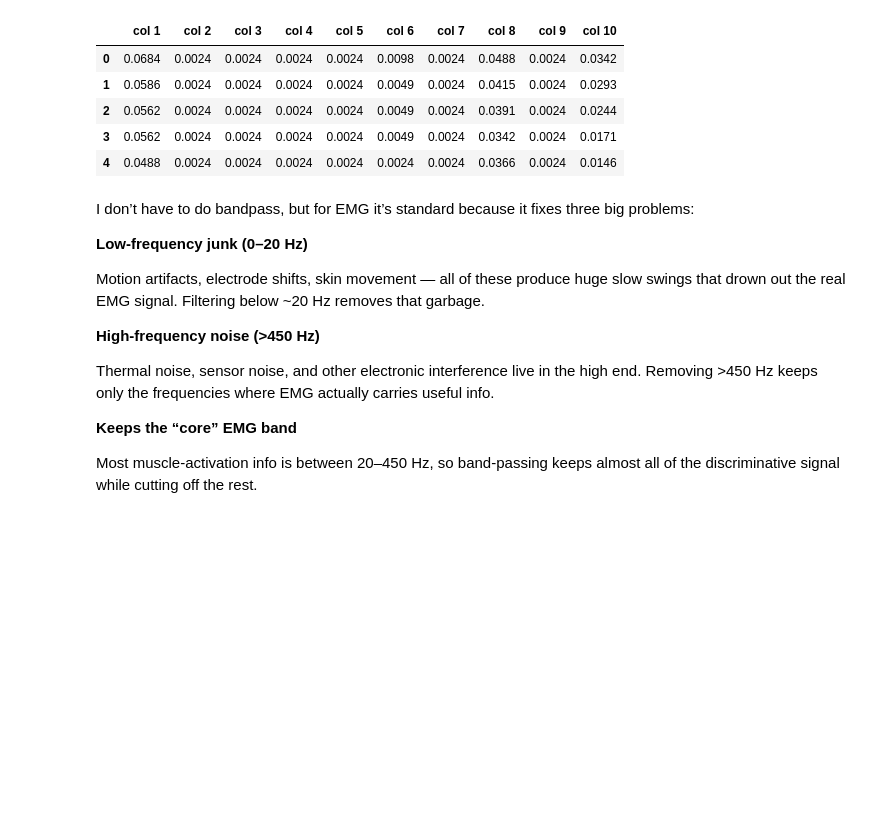
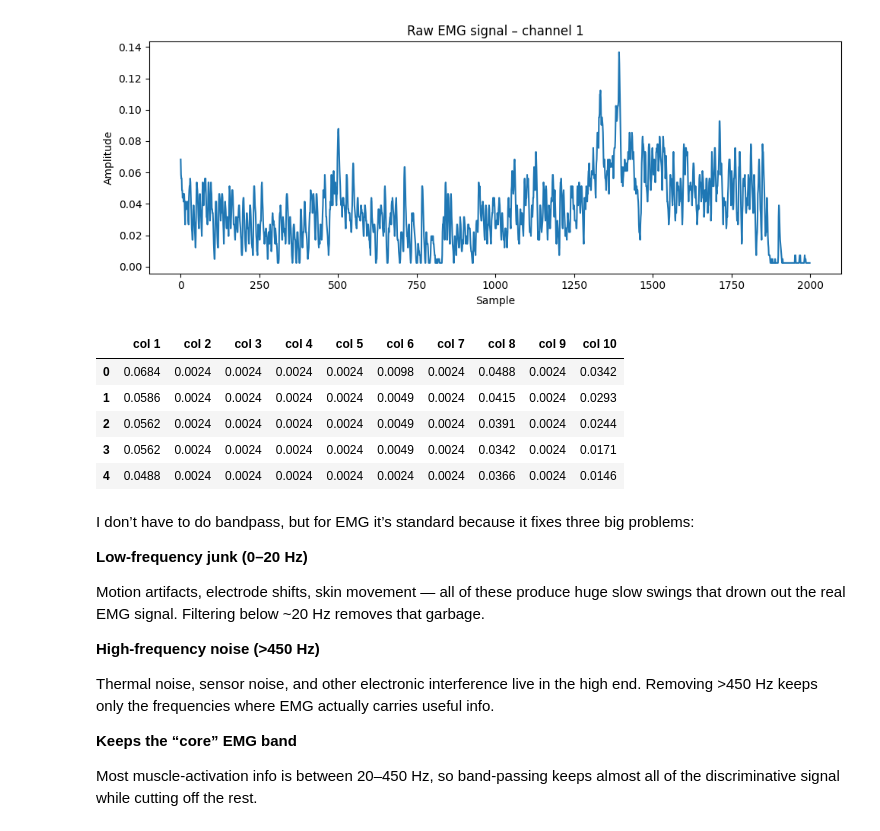
Before and after one commit to Celestino01/Cortex, a Jupyter notebook: EMG.ipynb, the cells around one changed output. Drawn from its saved outputs; the diff is of its cells as text; code cells hidden in the pictures; blank space fills up the shorter version.

```diff
--- a/EMG.ipynb
+++ b/EMG.ipynb
@@ -15,10 +17,22 @@ from tensorflow.keras.models import Sequential
 from tensorflow.keras.layers import Conv1D, Dense, Flatten, Dropout
 import h5py
 # %%
-mat_contents = scipy.io.loadmat("/content/S1_A1_E1.mat")
+mat_contents = scipy.io.loadmat("/Users/haala/Downloads/s1 2/S1_A1_E1.mat")
 emg_signals = mat_contents["emg"]
 labels = np.array(mat_contents["restimulus"])
 df = pd.DataFrame(emg_signals, columns=["col 1", "col 2", "col 3","col 4", "col 5", "col 6","col 7", "col 8", "col 9","col 10"])
+# %%
+import matplotlib.pyplot as plt  # or move your matplotlib import here and change to pyplot
+
+plt.figure(figsize=(10, 4))
+plt.plot(df["col 1"][:2000])
+plt.title("Raw EMG signal – channel 1")
+plt.xlabel("Sample")
+plt.ylabel("Amplitude")
+plt.tight_layout()
+plt.show()
+# %% [output]
+[figure, added]
 # %%
 df_clean = df.dropna()
 df_clean.head()
```
Also changed, not shown: parts of 6 cells of this notebook.
